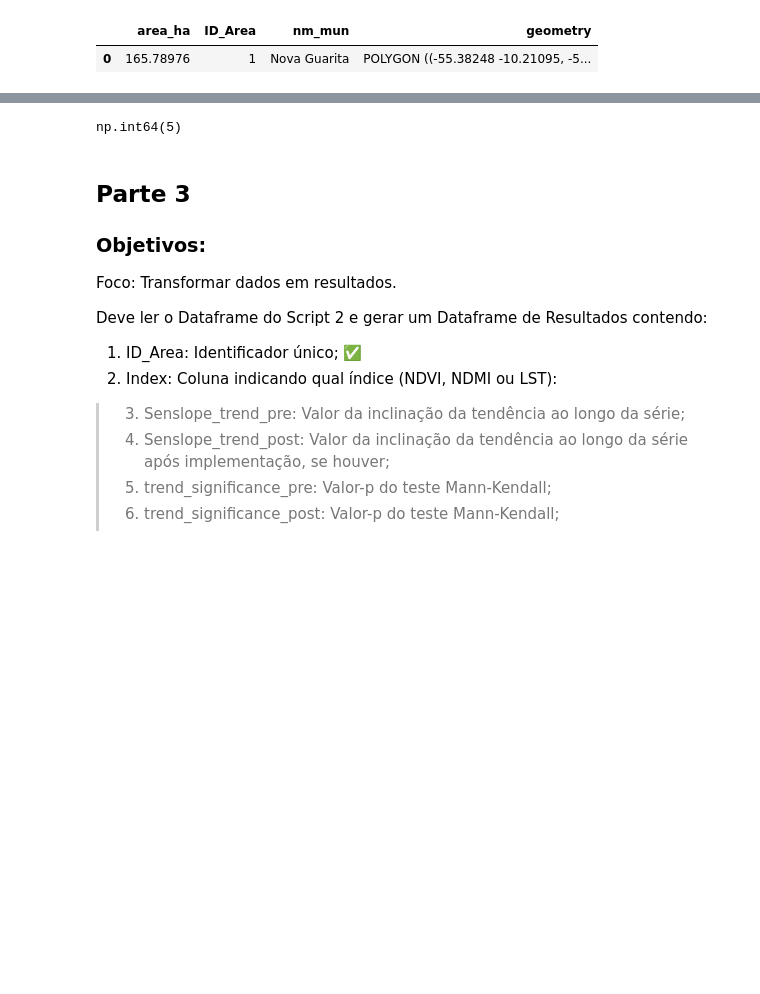
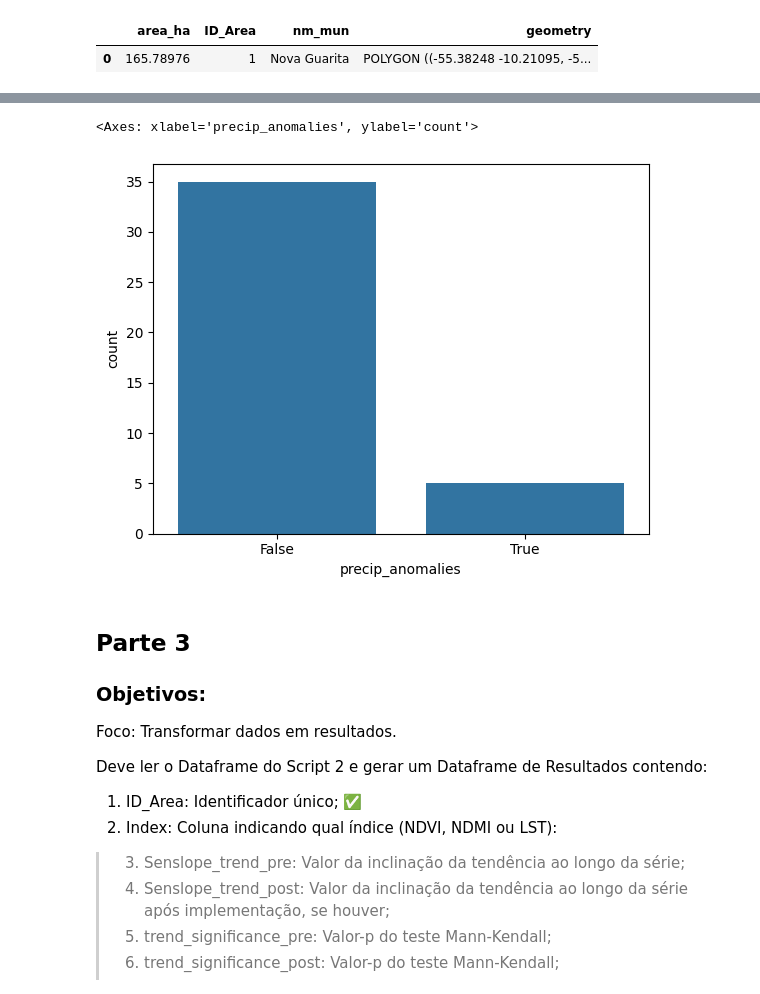
Before and after one commit to GuilhermeFernandez/climate_resilient_pastures, a Jupyter notebook: Esboco_Projeto.ipynb, the cells around one changed output, grey strips where cells are left out. Saved outputs shown, nothing was run; the diff lists cells and outputs as text; code cells hidden in the pictures; blank space fills up the shorter version.

```diff
--- a/Esboco_Projeto.ipynb
+++ b/Esboco_Projeto.ipynb
@@ -208,7 +186,11 @@ plt.show()
-# %%
-df_metricas['precip_anomalies'].sum()
-# %% [output]
-np.int64(5)
+# %%
+N_AREA = 1
+mean_precipitation_std = df_metricas[df_metricas['ID_Area'] == N_AREA]['precipitation'].mean() - df_metricas[df_metricas['ID_Area'] == N_AREA]['precipitation'].std()
+
+sns.countplot(data=df_metricas[df_metricas['ID_Area'] == N_AREA], x='precip_anomalies', legend='full')
+# %% [output]
+<Axes: xlabel='precip_anomalies', ylabel='count'>
+[figure, added]
 # %% [markdown]
 ## Parte 3
 ### Objetivos:
```
Also changed, not shown: parts of 4 cells of this notebook.
